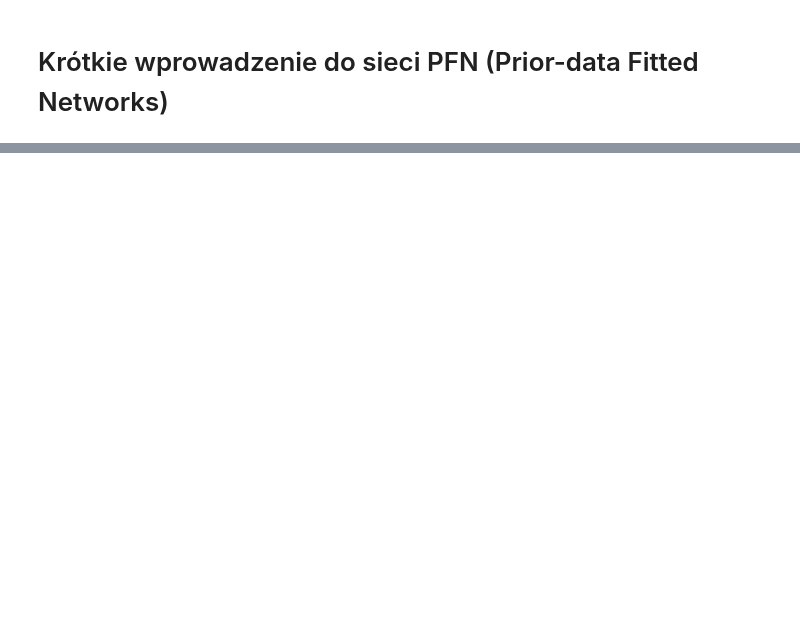
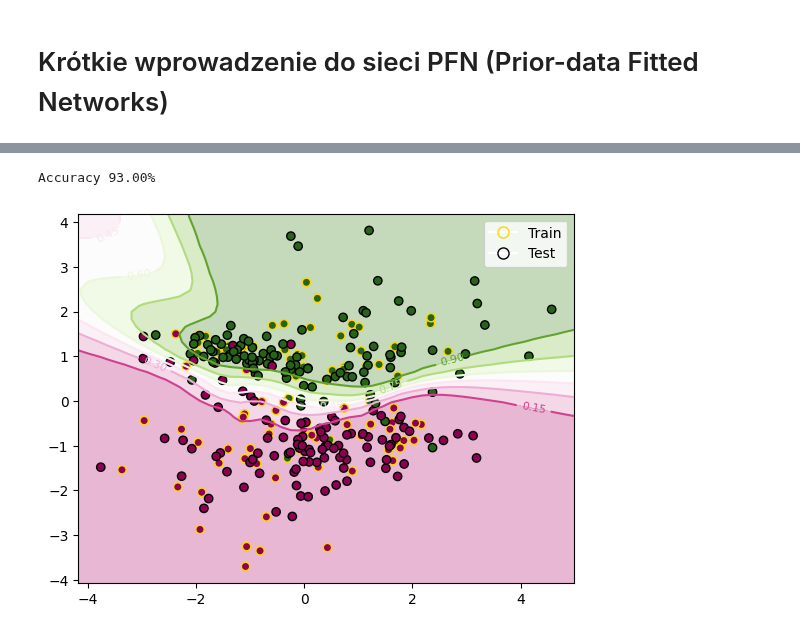
Before and after one commit to barhanc/tinny, a Jupyter notebook: notebooks/pfn-tutorial.ipynb, the cells around one changed output, grey strips where cells are left out. Drawn from its saved outputs; the diff is of its cells as text; code cells hidden in the pictures; blank space fills up the shorter version.

```diff
--- a/notebooks/pfn-tutorial.ipynb
+++ b/notebooks/pfn-tutorial.ipynb
@@ -8,3 +25,16 @@ import matplotlib.pyplot as plt
 
 from torch import nn
 from torch import Tensor
+# %%
+from typing import TypeAlias
+
+DeviceLikeType: TypeAlias = str | torch.device
+
+if torch.cuda.is_available():
+    device = "cuda"
+elif torch.mps.is_available():
+    device = "mps"
+else:
+    device = "cpu"
+
+print(f"Using device: {device.upper()}")
@@ -262,0 +334,22 @@ Accuracy 50.00%
+# %%
+from sklearn.model_selection import train_test_split
+
+data_X, data_y, *_ = sample_from_prior(n_samples=300)
+X_train, X_query, y_train, y_query = train_test_split(data_X, data_y, train_size=train_size)
+
+X_train = torch.from_numpy(X_train).float().to(device)
+X_query = torch.from_numpy(X_query).float().to(device)
+y_train = torch.from_numpy(y_train).unsqueeze(-1).float().to(device)
+y_query = torch.from_numpy(y_query).unsqueeze(-1).float().to(device)
+
+acc = accuracy_score(
+    y_true=y_query.cpu().numpy(),
+    y_pred=pfn.predict(X_train, y_train, X_query).cpu().numpy(),
+)
+print(f"Accuracy {acc:.2%}")
+
+_, ax = plt.subplots()
+plot_pfn_decision_boundary(ax, pfn, X_train, X_query, y_train, y_query, device)
+# %% [output]
+Accuracy 93.00%
+[figure, added]
```
Also changed, not shown: parts of 17 cells of this notebook.
